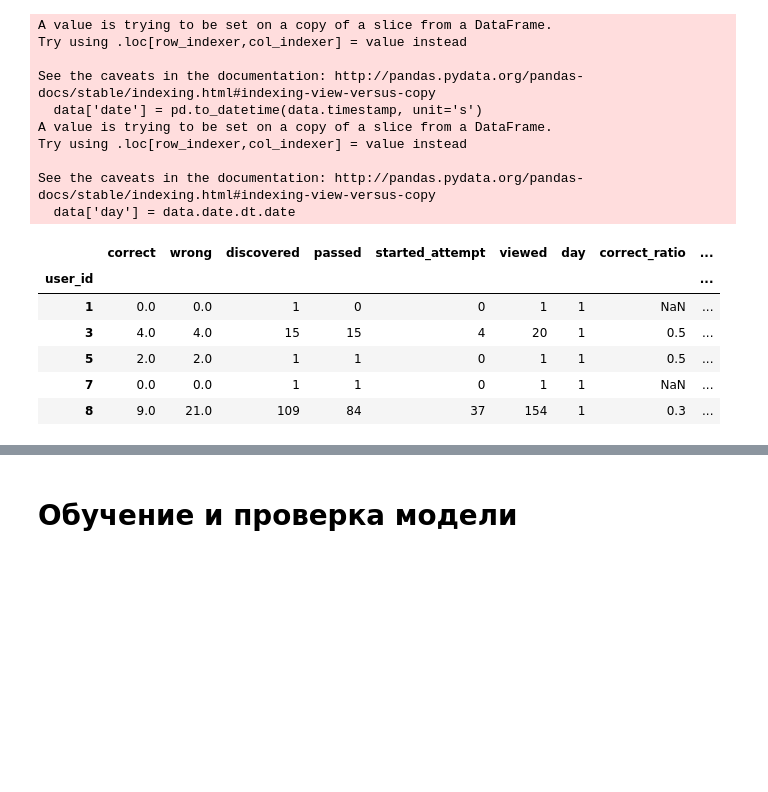
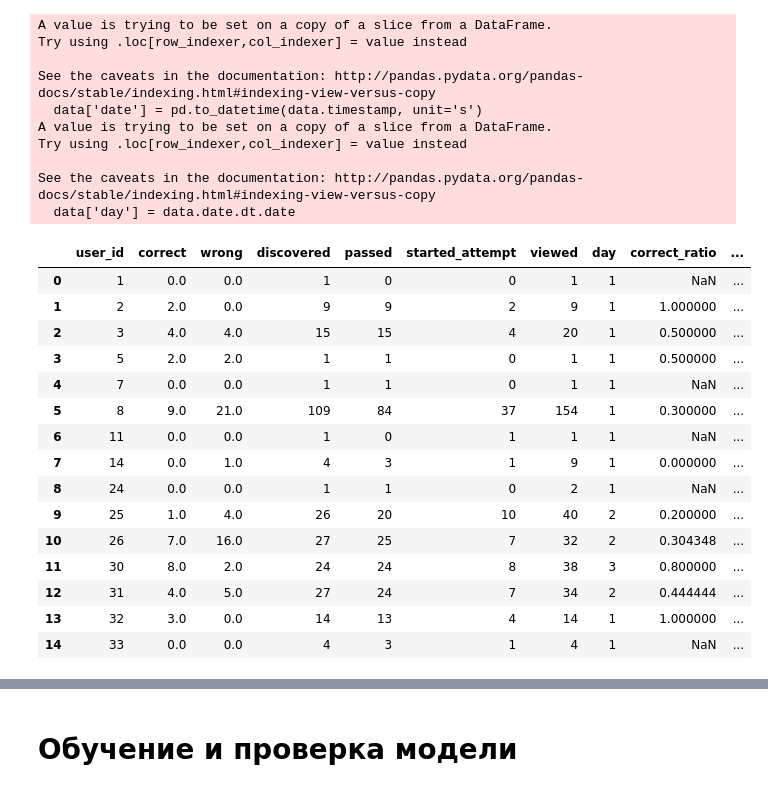
Before and after one commit to Espad/stepik_course_4852_contest, a Jupyter notebook: model-baseline.ipynb, the cells around one changed output, grey strips where cells are left out. Drawn from its saved outputs; the diff is of its cells as text; code cells hidden in the pictures; blank space fills up the shorter version.

```diff
--- a/model-baseline.ipynb
+++ b/model-baseline.ipynb
@@ -81,6 +104,14 @@ X_train['steps_discoverd_passed'] = (X_train.discovered - X_train.passed) / X_tr
 X_test['steps_discoverd_passed'] = (X_test.discovered - X_test.passed) / X_test.day
 # %%
 # wrong ratio
+# %%
+# read train and test data
+train_suc_users = pd.read_csv('data/users_train.csv',index_col = 0)
+test_suc_users = pd.read_csv('data/users_test.csv',index_col = 0)
+# %%
+# merge the data
+X_train = X_train.merge(train_suc_users, on = 'user_id', how = 'left')
+X_test = X_test.merge(train_suc_users, on = 'user_id', how = 'left')
 # %%
 # add one more metric - tasks pro day?
 #((X_train.correct + X_train.wrong) / X_train.day)
@@ -93,12 +124,21 @@ X_test['steps_discoverd_passed'] = (X_test.discovered - X_test.passed) / X_test.
 # %%
 # correlation
 # %%
-X_train.head()
+X_train.head(15)
 # %% [output]
-|  | correct | wrong | discovered | passed | started_attempt | viewed | day | correct_ratio | ... |
-| user_id |  |  |  |  |  |  |  |  | ... |
-| 1 | 0.0 | 0.0 | 1 | 0 | 0 | 1 | 1 | NaN | ... |
-| 3 | 4.0 | 4.0 | 15 | 15 | 4 | 20 | 1 | 0.5 | ... |
-| 5 | 2.0 | 2.0 | 1 | 1 | 0 | 1 | 1 | 0.5 | ... |
-| 7 | 0.0 | 0.0 | 1 | 1 | 0 | 1 | 1 | NaN | ... |
-| 8 | 9.0 | 21.0 | 109 | 84 | 37 | 154 | 1 | 0.3 | ... |
+|  | user_id | correct | wrong | discovered | passed | started_attempt | viewed | day | correct_ratio | ... |
+| 0 | 1 | 0.0 | 0.0 | 1 | 0 | 0 | 1 | 1 | NaN | ... |
+| 1 | 2 | 2.0 | 0.0 | 9 | 9 | 2 | 9 | 1 | 1.000000 | ... |
+| 2 | 3 | 4.0 | 4.0 | 15 | 15 | 4 | 20 | 1 | 0.500000 | ... |
+| 3 | 5 | 2.0 | 2.0 | 1 | 1 | 0 | 1 | 1 | 0.500000 | ... |
+| 4 | 7 | 0.0 | 0.0 | 1 | 1 | 0 | 1 | 1 | NaN | ... |
+| 5 | 8 | 9.0 | 21.0 | 109 | 84 | 37 | 154 | 1 | 0.300000 | ... |
+| 6 | 11 | 0.0 | 0.0 | 1 | 0 | 1 | 1 | 1 | NaN | ... |
+| 7 | 14 | 0.0 | 1.0 | 4 | 3 | 1 | 9 | 1 | 0.000000 | ... |
+| 8 | 24 | 0.0 | 0.0 | 1 | 1 | 0 | 2 | 1 | NaN | ... |
+| 9 | 25 | 1.0 | 4.0 | 26 | 20 | 10 | 40 | 2 | 0.200000 | ... |
+| 10 | 26 | 7.0 | 16.0 | 27 | 25 | 7 | 32 | 2 | 0.304348 | ... |
+| 11 | 30 | 8.0 | 2.0 | 24 | 24 | 8 | 38 | 3 | 0.800000 | ... |
+| 12 | 31 | 4.0 | 5.0 | 27 | 24 | 7 | 34 | 2 | 0.444444 | ... |
+| 13 | 32 | 3.0 | 0.0 | 14 | 13 | 4 | 14 | 1 | 1.000000 | ... |
+| 14 | 33 | 0.0 | 0.0 | 4 | 3 | 1 | 4 | 1 | NaN | ... |
```
Also changed, not shown: parts of 29 cells of this notebook, 5 other files.
